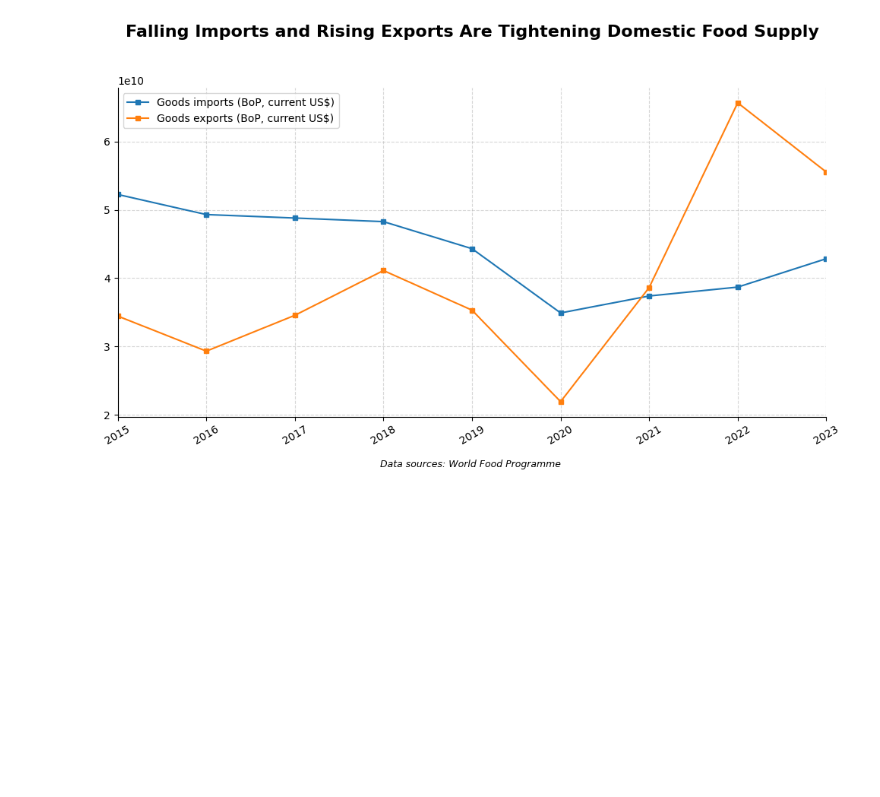
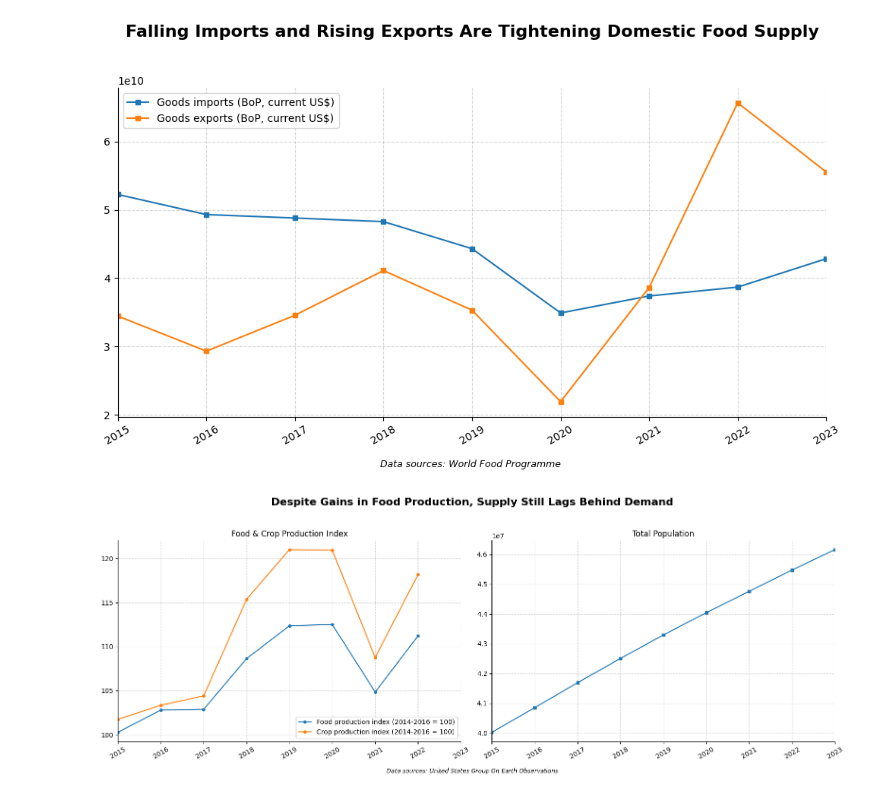
Before and after one commit to solxire88/algerian-food-pricing, a Jupyter notebook: notebooks/EDA.ipynb, the cells around one changed output. Drawn from its saved outputs; the diff is of its cells as text; code cells hidden in the pictures; blank space fills up the shorter version.

```diff
--- a/notebooks/EDA.ipynb
+++ b/notebooks/EDA.ipynb
@@ -164,33 +164,41 @@ indicators[[ 'Food production index (2014-2016 = 100)',
     marker='o',
     title='Food & Crop Production Index',
     markersize=4,
     xlabel="",
     rot=30
 )
 
 indicators['Population, total'].plot(
     ax=ax[1],
     marker='s',
     title="Total Population",
     markersize=4,
     xlabel="",
     rot=30
 )
 
 for a in ax:
     a.grid(which='major', linestyle='--', alpha=0.5)
     a.spines['top'].set_visible(False)
     a.spines['right'].set_visible(False)
 
 fig.suptitle("Despite Gains in Food Production, Supply Still Lags Behind Demand", fontsize=16, fontweight='bold')
 
 fig.text(
     0.5, 0.01,
     'Data sources: United States Group On Earth Observations',
     ha='center', fontsize=9, style='italic'
 )
 plt.tight_layout(rect=[0, 0.03, 1, 0.95])
 plt.show()
+
+fig.savefig(
+    "../dashboard/FoodInsecurity.png",
+    dpi=300,
+    bbox_inches='tight'
+)
+# %% [output]
+[figure, added]
 # %%
 import matplotlib.dates as mdates
 
```
Also changed, not shown: parts of 1 cell of this notebook, 1 other file.
